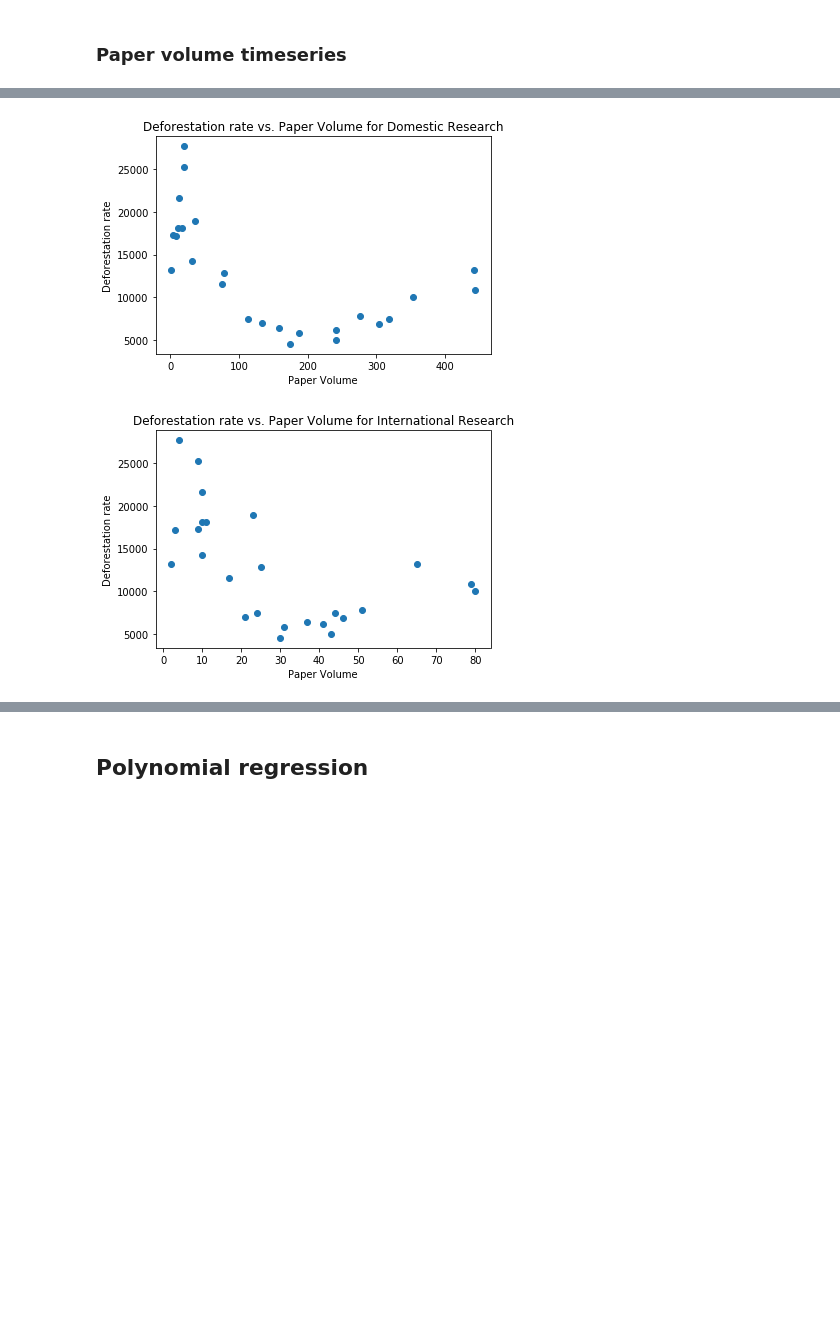
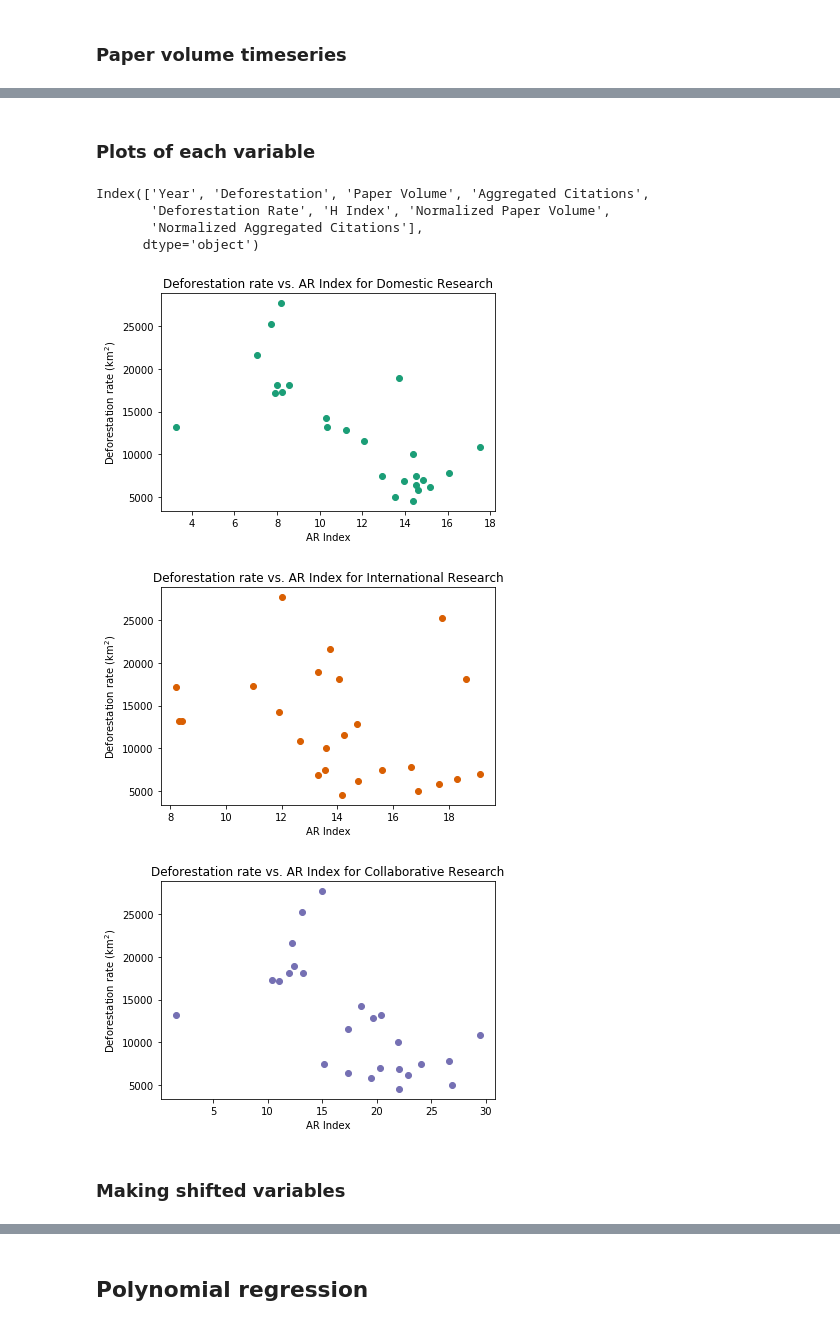
Before and after one commit to btiv/DSS_Final_Proj, a Jupyter notebook: Final Project Brazil.ipynb, the cells around one changed output, grey strips where cells are left out. Cells and saved outputs as stored; diff of their text form; code cells hidden in the pictures; blank space fills up the shorter version.

```diff
--- a/Final Project Brazil.ipynb
+++ b/Final Project Brazil.ipynb
@@ -45,7 +55,6 @@ GDP_df = GDP_df.reset_index(drop=True)
 # %%
-# dataframes to hold final predictor/response data
-
 domestic_df = pd.DataFrame({'Year': np.arange(min_year, 2022), 'Deforestation': deforestation_df['deforestation_rate']})
 international_df = pd.DataFrame({'Year': np.arange(min_year, 2022), 'Deforestation': deforestation_df['deforestation_rate']})
+collaborative_df = pd.DataFrame({'Year': np.arange(min_year, 2022), 'Deforestation': deforestation_df['deforestation_rate']})
 # %% [markdown]
 Processing article data to get research volume per year and citation metrics
@@ -84,2 +191,21 @@ international_df['Avg Citation Count'] = international_df['Total Citation Count'
+# %%
+from sklearn.preprocessing import MinMaxScaler
+
+def normalize_no_zero(x):
+
+    x = np.append(x, [0]).reshape(-1,1) # adding extra zero point so
+    min_max_scaler = MinMaxScaler()
+    x_scaled = min_max_scaler.fit_transform(x)
+
+    return x_scaled[0:len(x_scaled)-1] # removing extra zero point
+# %%
+domestic_df['Normalized Paper Volume'] = normalize_no_zero(np.asarray(domestic_df['Paper Volume']))
+domestic_df['Normalized Aggregated Citations'] = normalize_no_zero(np.asarray(domestic_df['Aggregated Citations']))
+
+international_df['Normalized Paper Volume'] = normalize_no_zero(np.asarray(international_df['Paper Volume']))
+international_df['Normalized Aggregated Citations'] = normalize_no_zero(np.asarray(international_df['Aggregated Citations']))
+
+collaborative_df['Normalized Paper Volume'] = normalize_no_zero(np.asarray(collaborative_df['Paper Volume']))
+collaborative_df['Normalized Aggregated Citations'] = normalize_no_zero(np.asarray(collaborative_df['Aggregated Citations']))
 # %% [markdown]
 ## Plots of raw data
@@ -115,15 +256,33 @@ Initial plots
+# %% [markdown]
+### Plots of each variable
+# %%
+collaborative_df.columns
+# %% [output]
+Index(['Year', 'Deforestation', 'Paper Volume', 'Aggregated Citations',
+       'Deforestation Rate', 'H Index', 'Normalized Paper Volume',
+       'Normalized Aggregated Citations'],
+      dtype='object')
 # %%
-plt.scatter(domestic_df['Paper Volume'], domestic_df['Deforestation'])
-plt.xlabel('Paper Volume')
-plt.ylabel('Deforestation rate')
-plt.title('Deforestation rate vs. Paper Volume for Domestic Research')
+plt.scatter(domestic_df['H Index'], domestic_df['Deforestation Rate'], color=c_d)
+plt.xlabel('AR Index')
+plt.ylabel(r'Deforestation rate (km$^2$)')
+plt.title('Deforestation rate vs. AR Index for Domestic Research')
 plt.show()
 
-plt.scatter(international_df['Paper Volume'], international_df['Deforestation'])
-plt.xlabel('Paper Volume')
-plt.ylabel('Deforestation rate')
-plt.title('Deforestation rate vs. Paper Volume for International Research')
+plt.scatter(international_df['H Index'], international_df['Deforestation'], color=c_i)
+plt.xlabel('AR Index')
+plt.ylabel(r'Deforestation rate (km$^2$)')
+plt.title('Deforestation rate vs. AR Index for International Research')
 plt.show()
+
+plt.scatter(collaborative_df['H Index'], collaborative_df['Deforestation'], color=c_c)
+plt.xlabel('AR Index')
+plt.ylabel(r'Deforestation rate (km$^2$)')
+plt.title('Deforestation rate vs. AR Index for Collaborative Research')
+plt.show()
 # %% [output]
-[figure, old version]
+[figure, new version]
-[figure, old version]
+[figure, new version]
+[figure, added]
+# %% [markdown]
+### Making shifted variables
```
Also changed, not shown: parts of 73 cells of this notebook.
